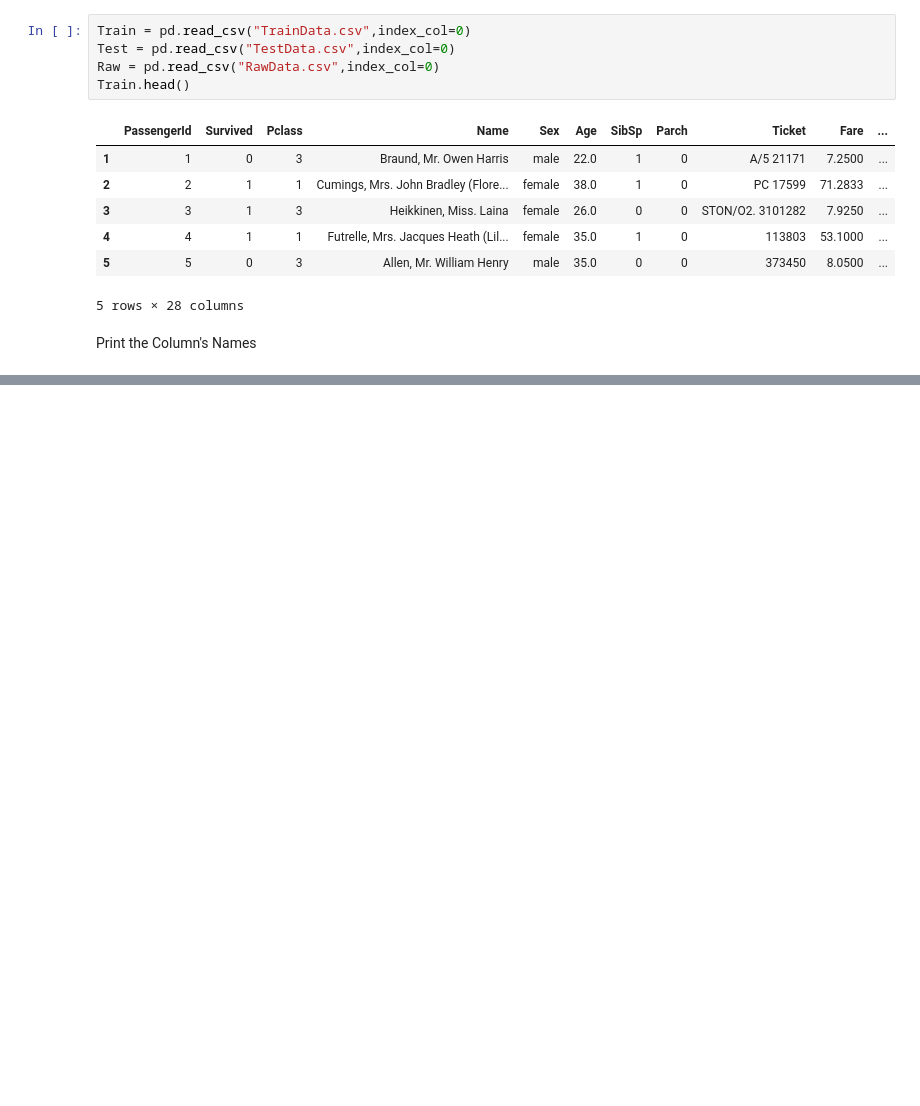
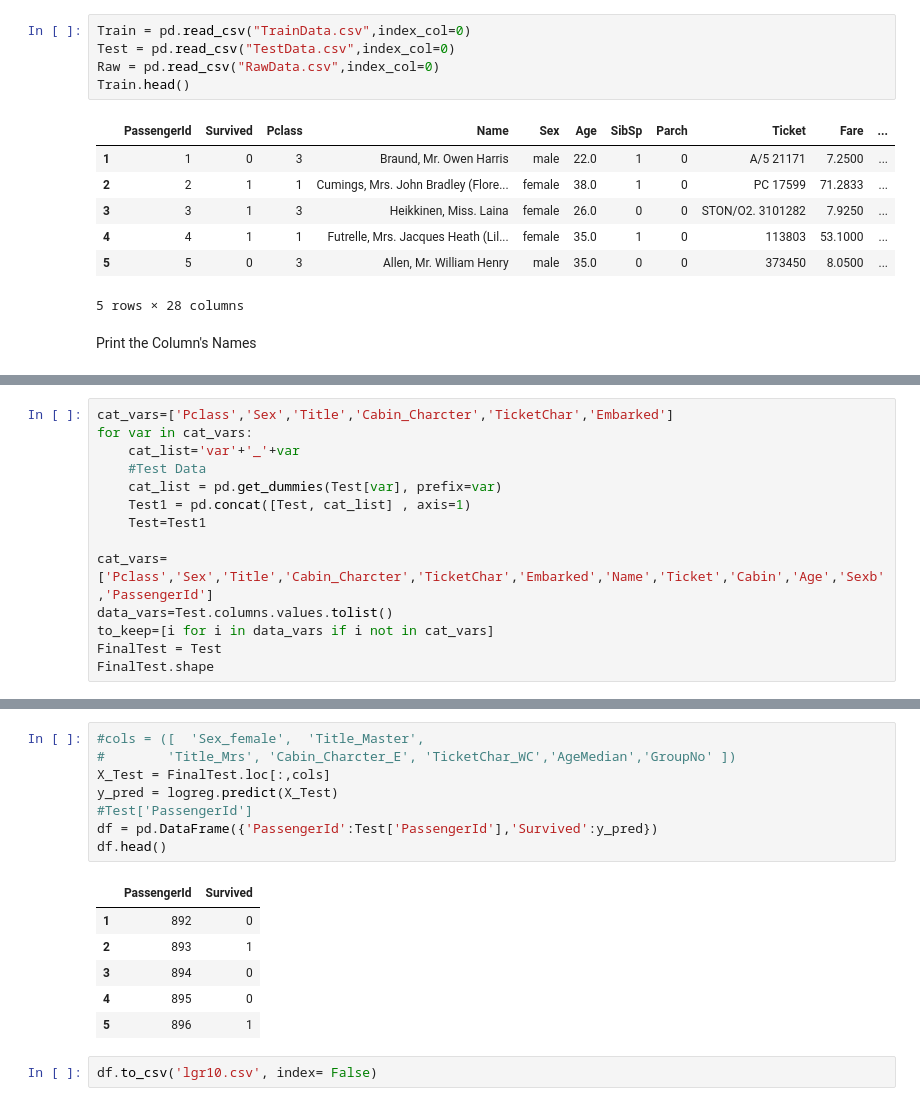
Before and after one commit to omershect/Kaggle-Titanic-Logistic-Regressionn-, a Jupyter notebook: Titanic.ipynb, the cells around one changed output, grey strips where cells are left out. Cells and saved outputs as stored; diff of their text form; blank space fills up the shorter version.

```diff
--- a/Titanic.ipynb
+++ b/Titanic.ipynb
@@ -73,0 +78,14 @@ array(['PassengerId', 'Survived', 'SibSp', 'Parch', 'Fare', 'AgeMean',
+# %%
+cat_vars=['Pclass','Sex','Title','Cabin_Charcter','TicketChar','Embarked']
+for var in cat_vars:
+    cat_list='var'+'_'+var
+    #Test Data
+    cat_list = pd.get_dummies(Test[var], prefix=var)
+    Test1 = pd.concat([Test, cat_list] , axis=1)
+    Test=Test1
+
+cat_vars=['Pclass','Sex','Title','Cabin_Charcter','TicketChar','Embarked','Name','Ticket','Cabin','Age','Sexb','PassengerId']
+data_vars=Test.columns.values.tolist()
+to_keep=[i for i in data_vars if i not in cat_vars]
+FinalTest = Test
+FinalTest.shape
@@ -103,0 +221,17 @@ Proportion of subscription data in oversampled data is  0.5
+# %%
+#cols = ([  'Sex_female',  'Title_Master',
+#        'Title_Mrs', 'Cabin_Charcter_E', 'TicketChar_WC','AgeMedian','GroupNo' ])
+X_Test = FinalTest.loc[:,cols]
+y_pred = logreg.predict(X_Test)
+#Test['PassengerId']
+df = pd.DataFrame({'PassengerId':Test['PassengerId'],'Survived':y_pred})
+df.head()
+# %% [output]
+|  | PassengerId | Survived |
+| 1 | 892 | 0 |
+| 2 | 893 | 1 |
+| 3 | 894 | 0 |
+| 4 | 895 | 0 |
+| 5 | 896 | 1 |
+# %%
+df.to_csv('lgr10.csv', index= False)
```
Also changed, not shown: parts of 16 cells of this notebook.
